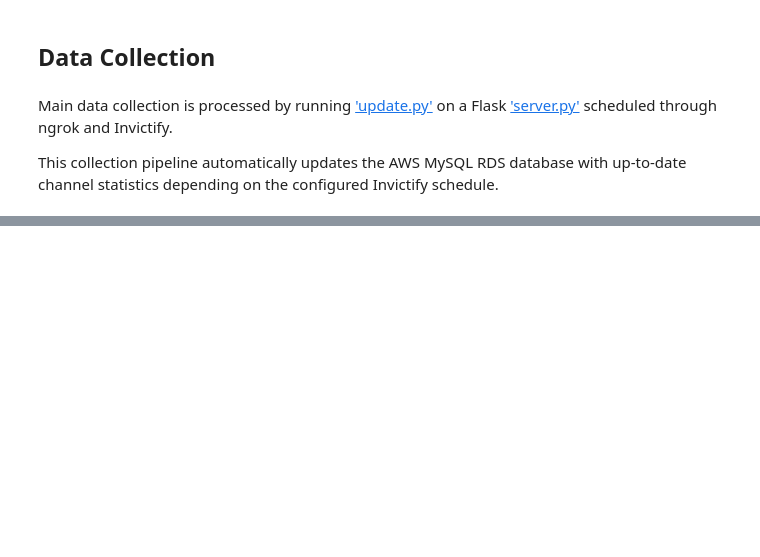
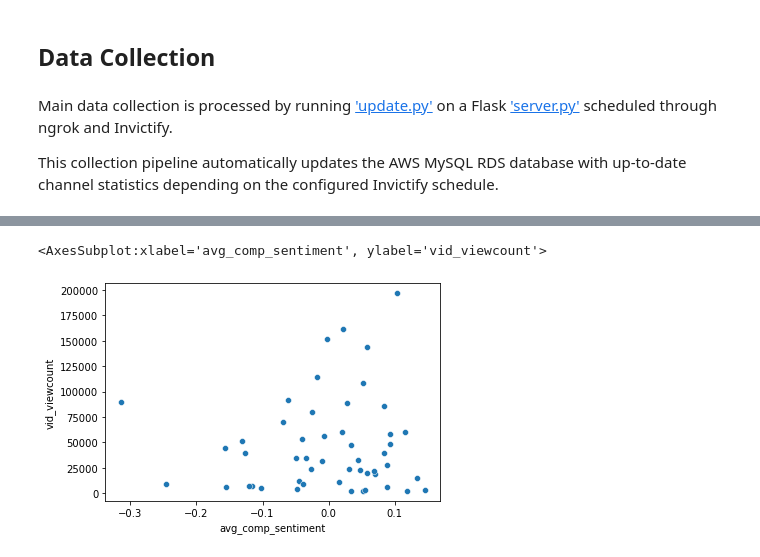
Before and after one commit to cjunwon/Youtube-Data-Analysis, a Jupyter notebook: main.ipynb, the cells around one changed output, grey strips where cells are left out. Saved outputs shown, nothing was run; the diff lists cells and outputs as text; code cells hidden in the pictures; blank space fills up the shorter version.

```diff
--- a/main.ipynb
+++ b/main.ipynb
@@ -39,0 +28,7 @@ TypeError: get_video_comments() got an unexpected keyword argument 'video_ids'
+# %%
+video_ids = list(processed_video_df['video_id'])
+# %%
+all_comments_df = pd.DataFrame()
+for video in video_ids:
+    comment_data = get_video_comments(youtube_obj, video)
+    all_comments_df = all_comments_df.append(comment_data, ignore_index=True)
@@ -39,0 +51,4 @@ TypeError: get_video_comments() got an unexpected keyword argument 'video_ids'
+# %%
+import nltk
+from nltk.sentiment import SentimentIntensityAnalyzer
+sia = SentimentIntensityAnalyzer()
@@ -39,0 +62,18 @@ TypeError: get_video_comments() got an unexpected keyword argument 'video_ids'
+# %%
+video_comp_sentiments = pd.DataFrame(columns=['video_id', 'vid_title', 'avg_comp_sentiment', 'vid_viewcount'])
+for video in video_ids:
+    comment_data = get_video_comments(youtube_obj, video)
+    comment_data['vader_sentiment'] = comment_data.comment.apply(lambda x: sia.polarity_scores(x))
+    comment_data['vader_comp_sentiment'] = comment_data.vader_sentiment.apply(lambda x: x['compound'])
+    comp_mean = comment_data['vader_comp_sentiment'].mean()
+
+    vid_title = processed_video_df.loc[processed_video_df['video_id'] == video, 'title'].item()
+    vid_viewcount = processed_video_df.loc[processed_video_df['video_id'] == video, 'viewCount'].item()
+
+    dict = {'video_id': video,
+            'vid_title': vid_title,
+            'avg_comp_sentiment': comp_mean,
+            'vid_viewcount': vid_viewcount
+            }
+
+    video_comp_sentiments = video_comp_sentiments.append(dict, ignore_index=True)
@@ -39,0 +102,5 @@ TypeError: get_video_comments() got an unexpected keyword argument 'video_ids'
+# %%
+sns.scatterplot(data=video_comp_sentiments, x='avg_comp_sentiment', y='vid_viewcount')
+# %% [output]
+<AxesSubplot:xlabel='avg_comp_sentiment', ylabel='vid_viewcount'>
+[figure, added]
```
Also changed, not shown: parts of 10 cells of this notebook, 2 other files.
